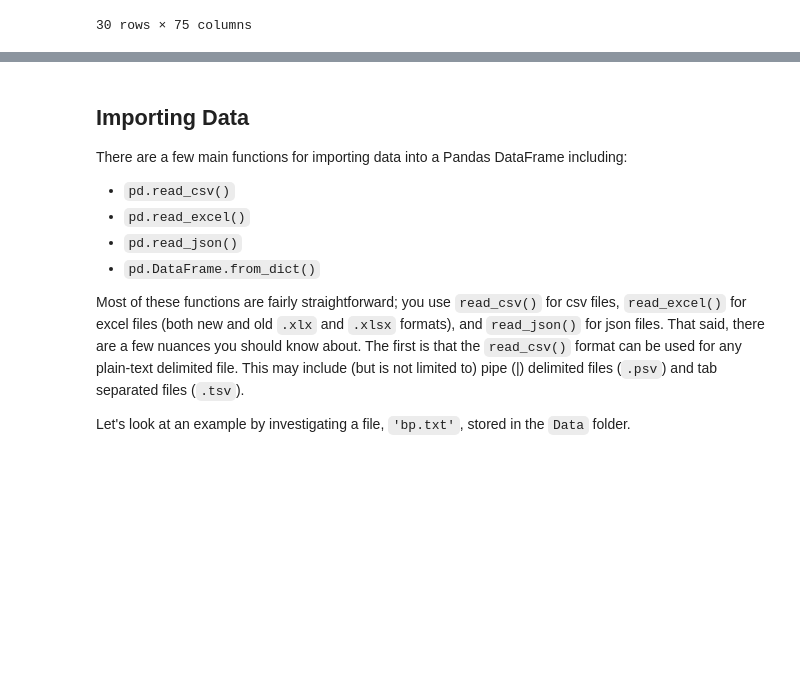
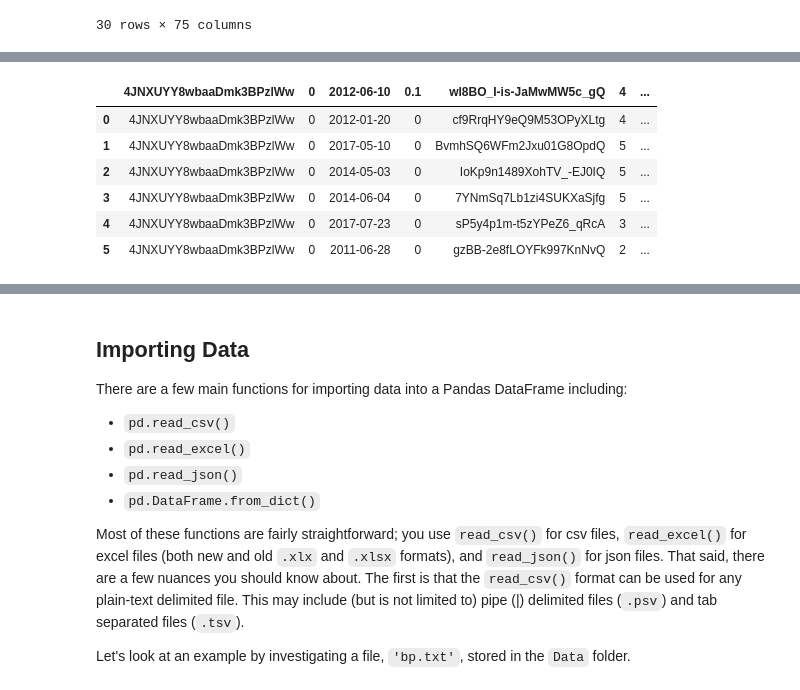
Before and after one commit to ian-moire/dsc-importing-data-using-pandas, a Jupyter notebook: index.ipynb, the cells around one changed output, grey strips where cells are left out. Cells and saved outputs as stored; diff of their text form; code cells hidden in the pictures; blank space fills up the shorter version.

```diff
--- a/index.ipynb
+++ b/index.ipynb
@@ -87,6 +127,14 @@ df_2.iloc[1]
 # %%
-df_2 = pd.read_excel('Data/Yelp_Selected_Businesses.xlsx', sheet_name=Biz_id_4JNXU, skiprows=1, header=2)
+df_2 = pd.read_excel('Data/Yelp_Selected_Businesses.xlsx', sheet_name='Biz_id_4JNXU', skiprows=1, header=2)
 df_2
+# %% [output]
+|  | 4JNXUYY8wbaaDmk3BPzlWw | 0 | 2012-06-10 | 0.1 | wl8BO_I-is-JaMwMW5c_gQ | 4 | ... |
+| 0 | 4JNXUYY8wbaaDmk3BPzlWw | 0 | 2012-01-20 | 0 | cf9RrqHY9eQ9M53OPyXLtg | 4 | ... |
+| 1 | 4JNXUYY8wbaaDmk3BPzlWw | 0 | 2017-05-10 | 0 | BvmhSQ6WFm2Jxu01G8OpdQ | 5 | ... |
+| 2 | 4JNXUYY8wbaaDmk3BPzlWw | 0 | 2014-05-03 | 0 | IoKp9n1489XohTV_-EJ0IQ | 5 | ... |
+| 3 | 4JNXUYY8wbaaDmk3BPzlWw | 0 | 2014-06-04 | 0 | 7YNmSq7Lb1zi4SUKXaSjfg | 5 | ... |
+| 4 | 4JNXUYY8wbaaDmk3BPzlWw | 0 | 2017-07-23 | 0 | sP5y4p1m-t5zYPeZ6_qRcA | 3 | ... |
+| 5 | 4JNXUYY8wbaaDmk3BPzlWw | 0 | 2011-06-28 | 0 | gzBB-2e8fLOYFk997KnNvQ | 2 | ... |
 # %%
 # load the workbook
 workbook = pd.ExcelFile('Data/Yelp_Selected_Businesses.xlsx')
```
Also changed, not shown: parts of 4 cells of this notebook.
